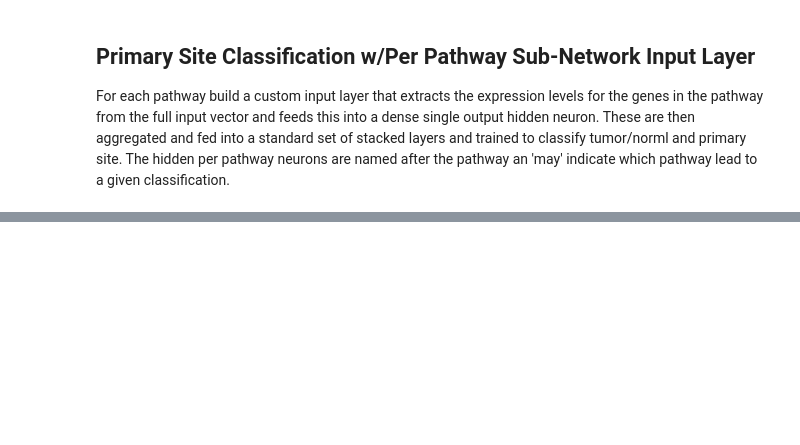
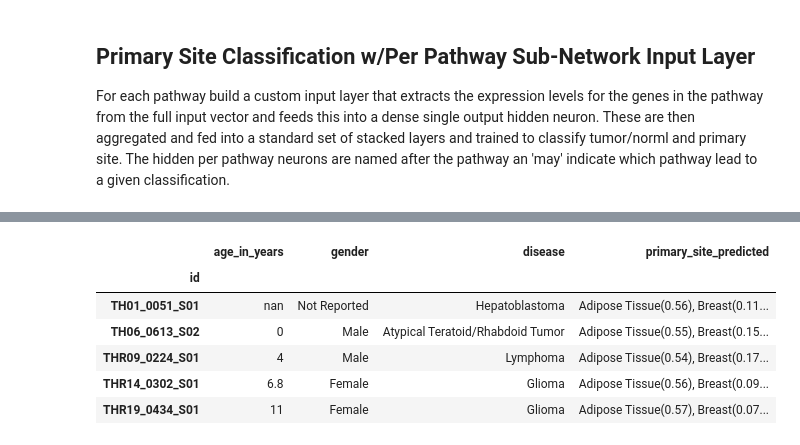
Before and after one commit to rcurrie/tumornormal, a Jupyter notebook: pathways.ipynb, the cells around one changed output, grey strips where cells are left out. Saved outputs shown, nothing was run; the diff lists cells and outputs as text; code cells hidden in the pictures; blank space fills up the shorter version.

```diff
--- a/pathways.ipynb
+++ b/pathways.ipynb
@@ -419,0 +450,10 @@ Wall time: 4min 53s
+# %%
+Y_treehouse.iloc[0:500:100].head()
+# %% [output]
+|  | age_in_years | gender | disease | primary_site_predicted |
+| id |  |  |  |  |
+| TH01_0051_S01 | nan | Not Reported | Hepatoblastoma | Adipose Tissue(0.56), Breast(0.11... |
+| TH06_0613_S02 | 0 | Male | Atypical Teratoid/Rhabdoid Tumor | Adipose Tissue(0.55), Breast(0.15... |
+| THR09_0224_S01 | 4 | Male | Lymphoma | Adipose Tissue(0.54), Breast(0.17... |
+| THR14_0302_S01 | 6.8 | Female | Glioma | Adipose Tissue(0.56), Breast(0.09... |
+| THR19_0434_S01 | 11 | Female | Glioma | Adipose Tissue(0.57), Breast(0.07... |
```
Also changed, not shown: parts of 6 cells of this notebook, 1 other file.
